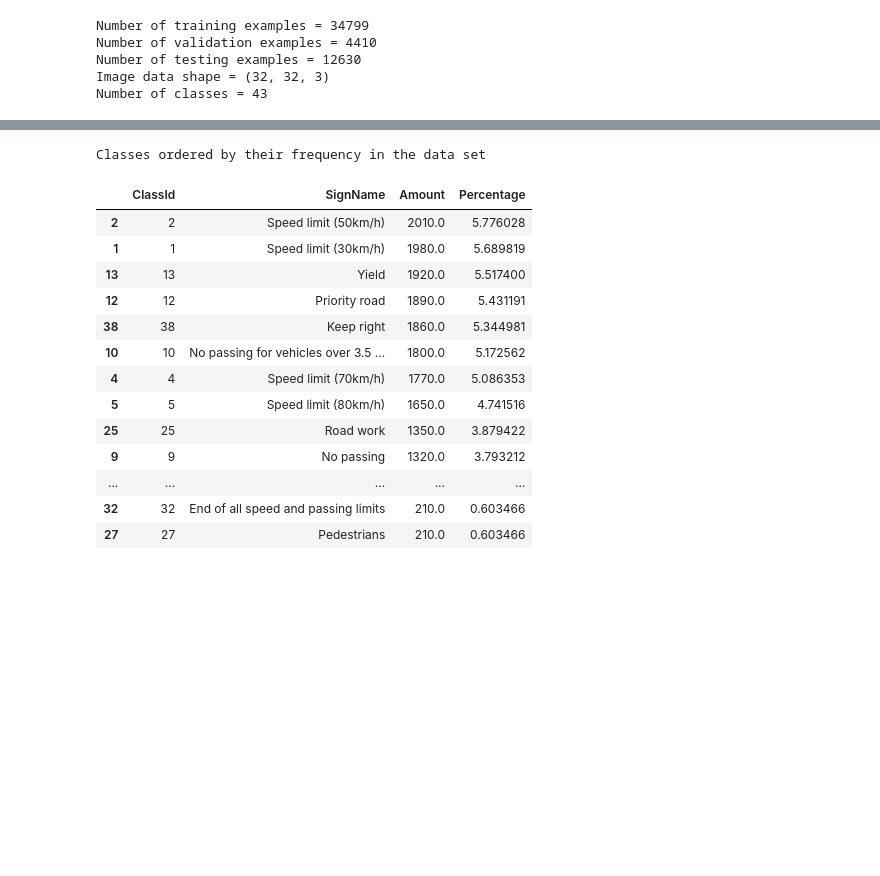
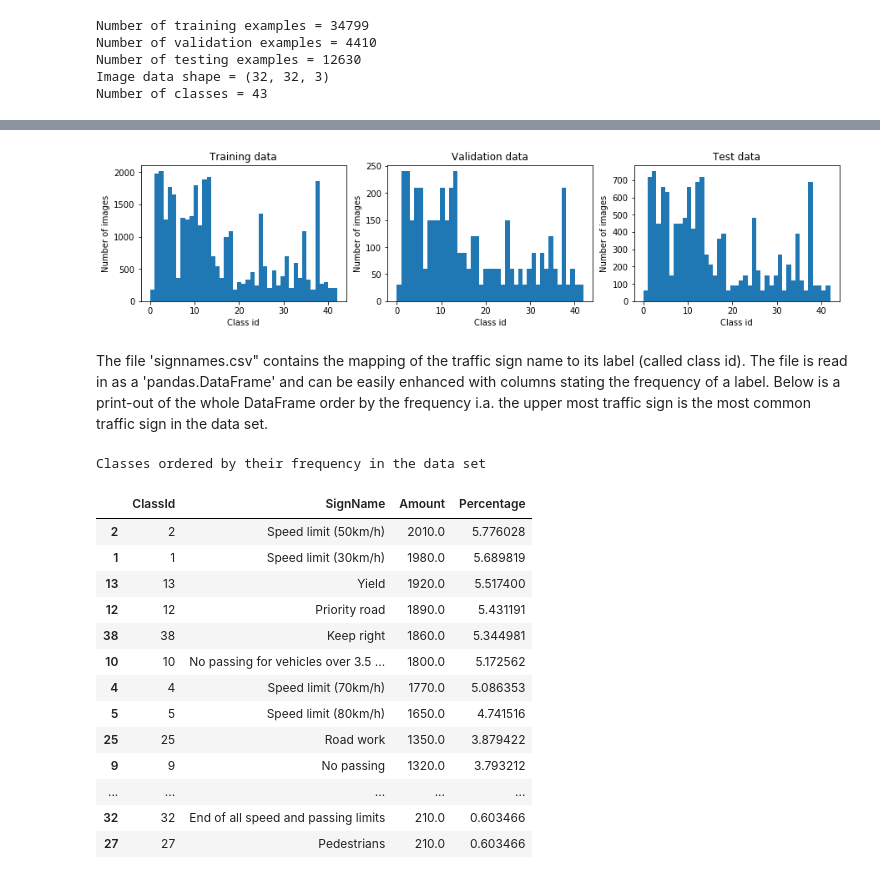
Before and after one commit to heliotropium72/traffic_sign_classifier, a Jupyter notebook: Traffic_Sign_Classifier.ipynb, the cells around one changed output, grey strips where cells are left out. Drawn from its saved outputs; the diff is of its cells as text; code cells hidden in the pictures; blank space fills up the shorter version.

```diff
--- a/Traffic_Sign_Classifier.ipynb
+++ b/Traffic_Sign_Classifier.ipynb
@@ -118,3 +134,26 @@ n, bins, patches = plt.hist(y_train, bins=n_classes)
+# %%
+#Fast visualisation of label distribution
+fig, axs = plt.subplots(1,3, figsize=(15,3))
+n, bins, patches = axs[0].hist(y_train, bins=n_classes)
+axs[0].set_title('Training data')
+axs[0].set_xlabel('Class id')
+axs[0].set_ylabel('Number of images')
+
+axs[1].hist(y_valid, bins=n_classes)
+axs[1].set_title('Validation data')
+axs[1].set_xlabel('Class id')
+axs[1].set_ylabel('Number of images')
+
+axs[2].hist(y_test, bins=n_classes)
+axs[2].set_title('Test data')
+axs[2].set_xlabel('Class id')
+axs[2].set_ylabel('Number of images')
+
+plt.show()
+# %% [output]
+[figure, added]
+# %% [markdown]
+The file 'signnames.csv" contains the mapping of the traffic sign name to its label (called class id). The file is read in as a 'pandas.DataFrame' and can be easily enhanced with columns stating the frequency of a label. Below is a print-out of the whole DataFrame order by the frequency i.a. the upper most traffic sign is the most common traffic sign in the data set.
 # %%
 # Add the values to the signnames dataframe to do more stuff
 signnames['Amount'] = n
```
Also changed, not shown: parts of 18 cells of this notebook, 3 other files.
